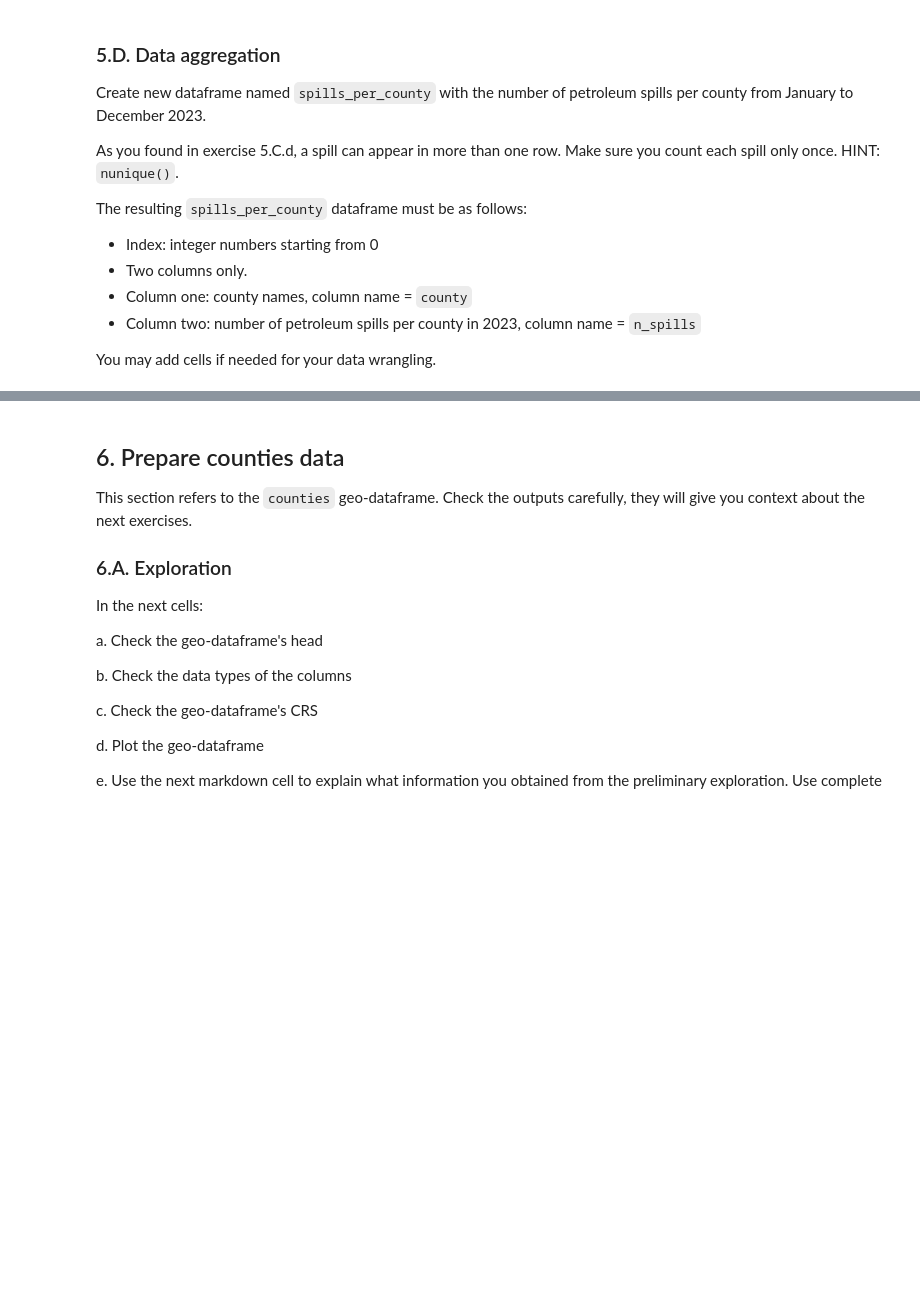
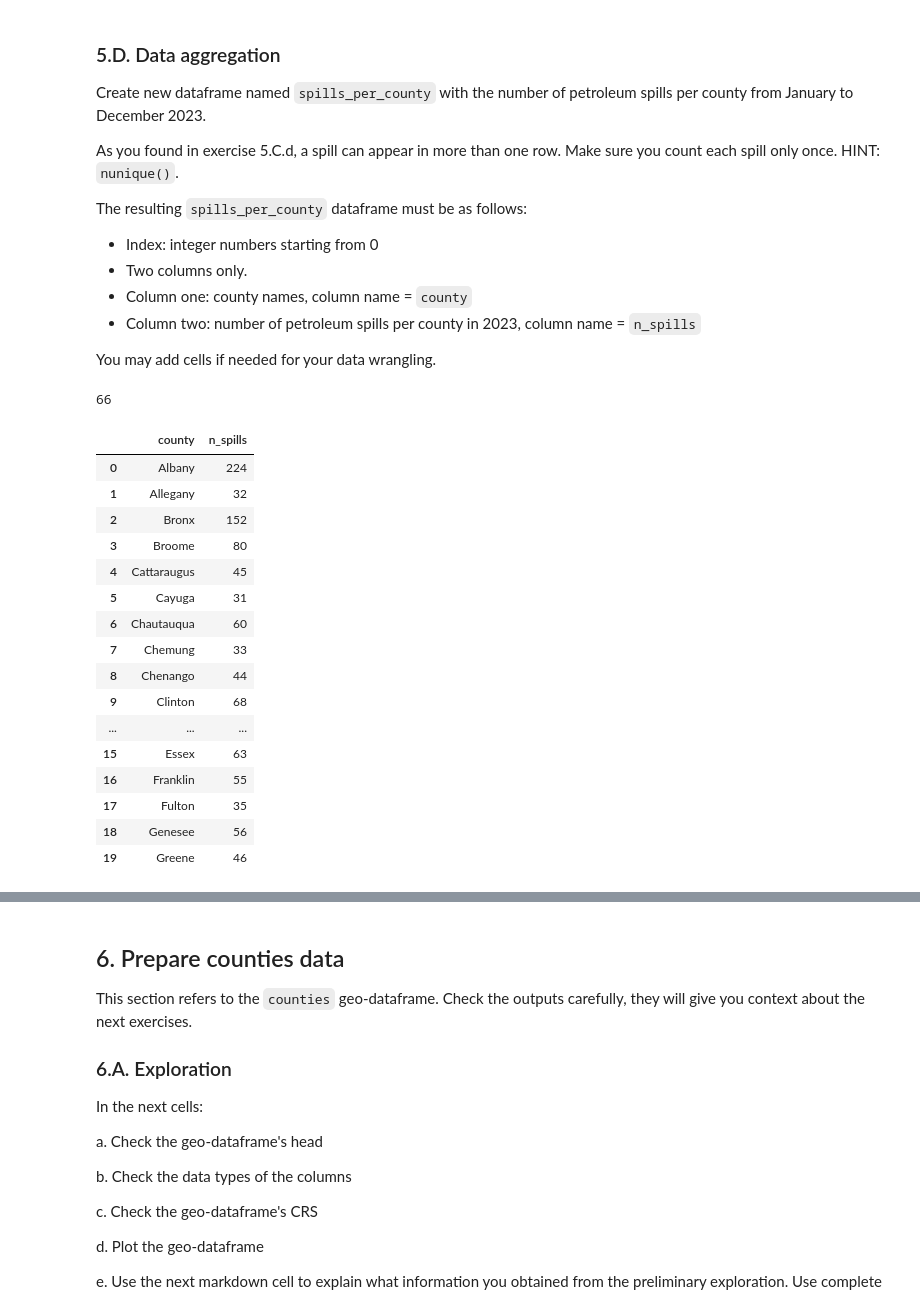
Before and after one commit to moniqueallyson/eds220-hwk3, a Jupyter notebook: hwk3-task2-spills.ipynb, the cells around one changed output, grey strips where cells are left out. Saved outputs shown, nothing was run; the diff lists cells and outputs as text; code cells hidden in the pictures; blank space fills up the shorter version.

```diff
--- a/hwk3-task2-spills.ipynb
+++ b/hwk3-task2-spills.ipynb
@@ -274,8 +295,34 @@ The resulting `spills_per_county` dataframe must be as follows:
 - Column two: number of petroleum spills per county in 2023, column name = `n_spills`
 
 You may add cells if needed for your data wrangling.
+# %%
+# Check unique county entries
+petr_23['county'].nunique()
+# %% [output]
+66
 # %%
-spills_per_county = ...
-spills_per_county = ...
+# # Create data frame with spill number per country and set it to the index
+spills_per_county = petr_23.groupby('county')['spill_number'].nunique().reset_index()
+# Rename the column to n_spills
+spills_per_county = spills_per_county.rename(columns={'spill_number': 'n_spills'})
+spills_per_county.head(20)
+# %% [output]
+|  | county | n_spills |
+| 0 | Albany | 224 |
+| 1 | Allegany | 32 |
+| 2 | Bronx | 152 |
+| 3 | Broome | 80 |
+| 4 | Cattaraugus | 45 |
+| 5 | Cayuga | 31 |
+| 6 | Chautauqua | 60 |
+| 7 | Chemung | 33 |
+| 8 | Chenango | 44 |
+| 9 | Clinton | 68 |
+| ... | ... | ... |
+| 15 | Essex | 63 |
+| 16 | Franklin | 55 |
+| 17 | Fulton | 35 |
+| 18 | Genesee | 56 |
+| 19 | Greene | 46 |
 # %%
 grader.check("q5d")
```
Also changed, not shown: parts of 20 cells of this notebook.
